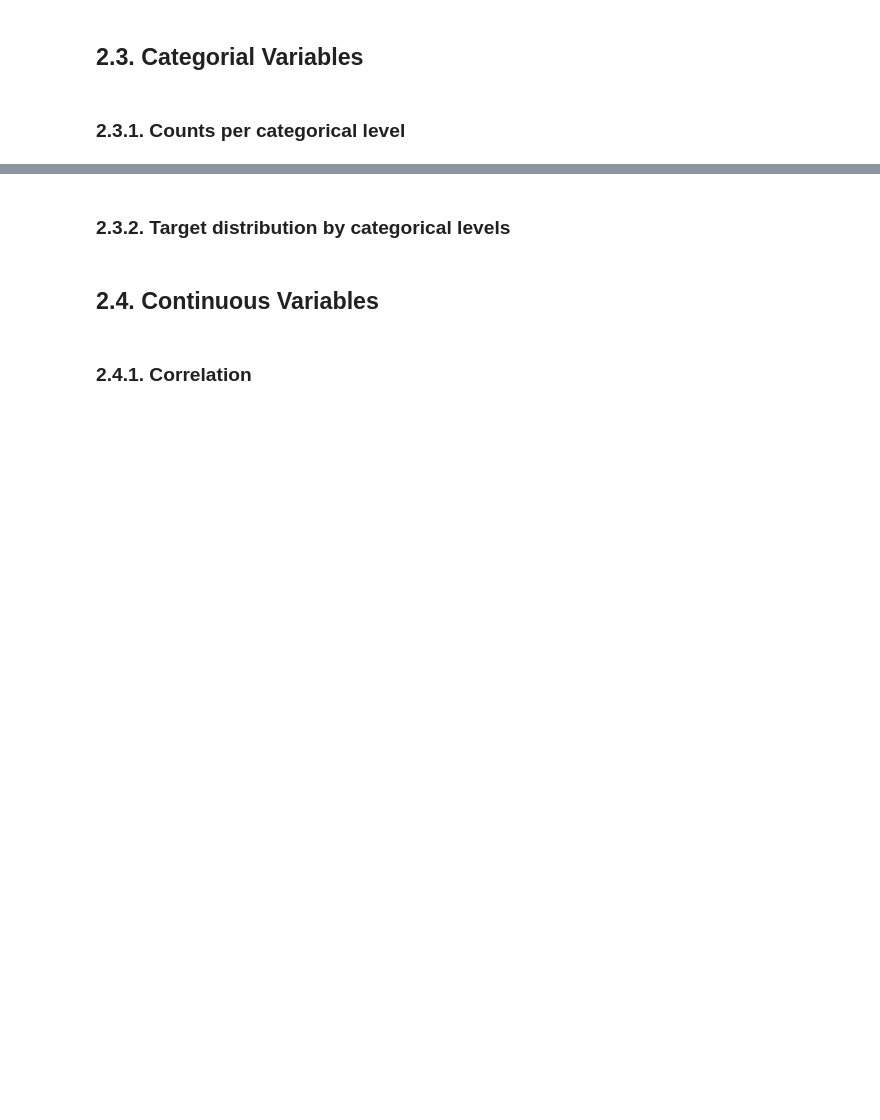
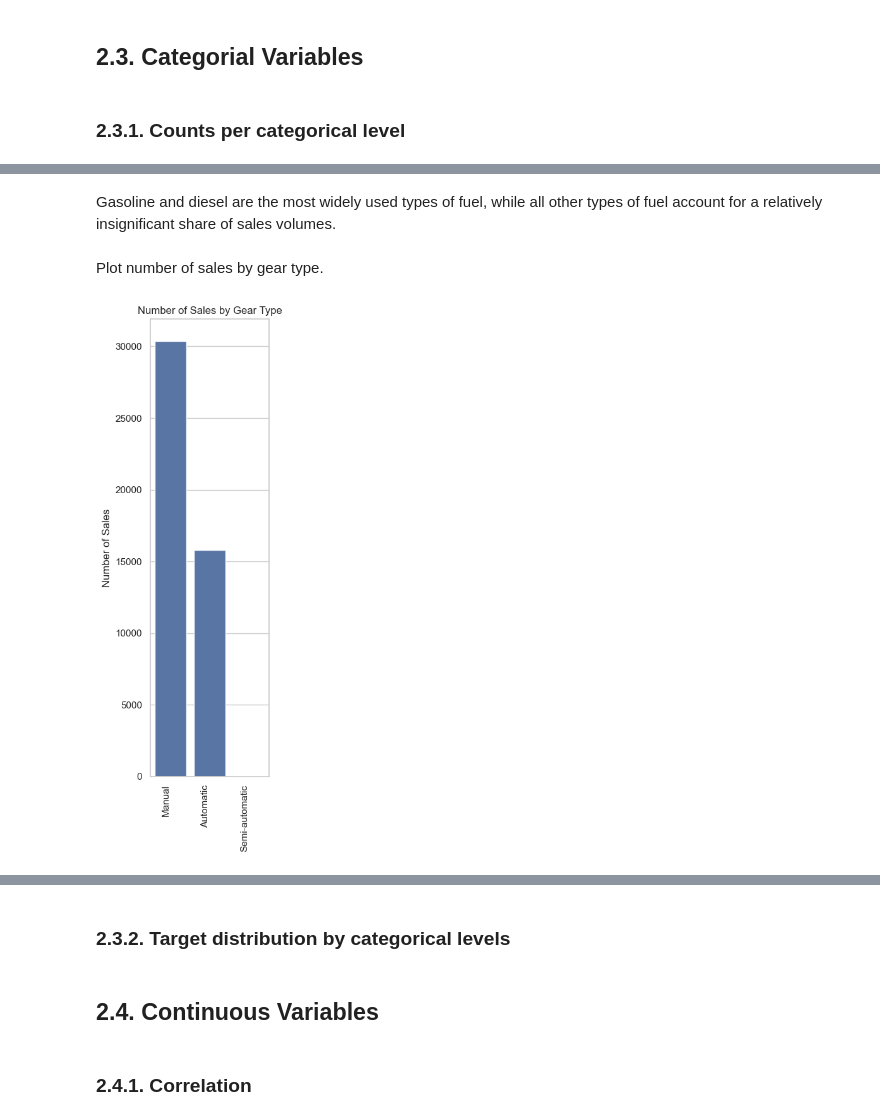
Before and after one commit to JAlbertOfficial/autoscout24-car-price-prediction, a Jupyter notebook: notebooks/1.0-ja-initial-data-exploration.ipynb, the cells around one changed output, grey strips where cells are left out. Saved outputs shown, nothing was run; the diff lists cells and outputs as text; code cells hidden in the pictures; blank space fills up the shorter version.

```diff
--- a/notebooks/1.0-ja-initial-data-exploration.ipynb
+++ b/notebooks/1.0-ja-initial-data-exploration.ipynb
@@ -114,0 +216,26 @@ plt.show()
+# %% [markdown]
+Gasoline and diesel are the most widely used types of fuel, while all other types of fuel account for a relatively insignificant share of sales volumes.
+# %% [markdown]
+Plot number of sales by gear type.
+# %%
+# Set the style for seaborn
+sns.set_theme(style="whitegrid")
+
+# Set up the matplotlib figure for each variable
+plt.figure(figsize=(3, 9))
+
+# Create a barplot for the current variable
+sns.barplot(x='Level', y='Count', data=counts_df[counts_df['Variable'] == 'gear'])
+# Customize the plot
+plt.title(f'Number of Sales by Gear Type')
+plt.xlabel('')
+plt.ylabel('Number of Sales')
+
+# Rotate x-axis labels for better readability
+plt.xticks(rotation=90, ha='right')
+
+# Show the plot for the current variable
+plt.tight_layout()
+plt.show()
+# %% [output]
+[figure, added]
```
Also changed, not shown: parts of 15 cells of this notebook, 1 other file.
